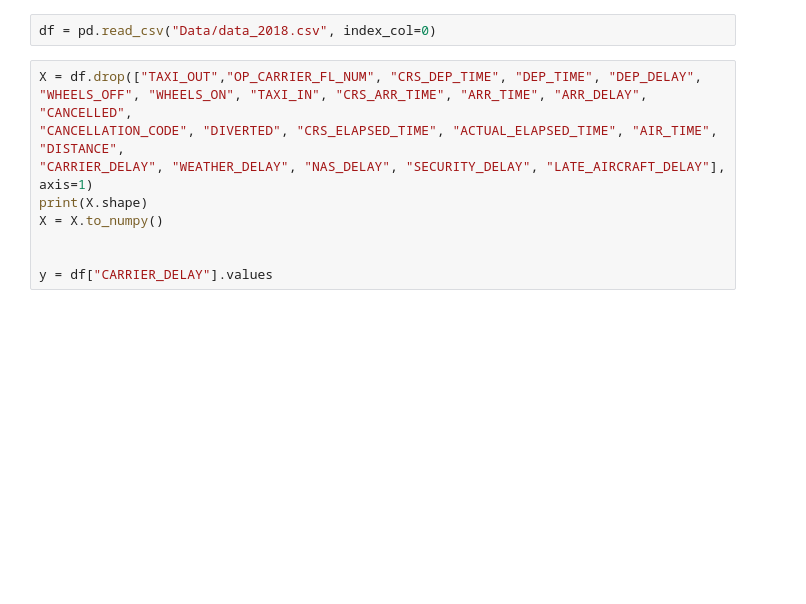
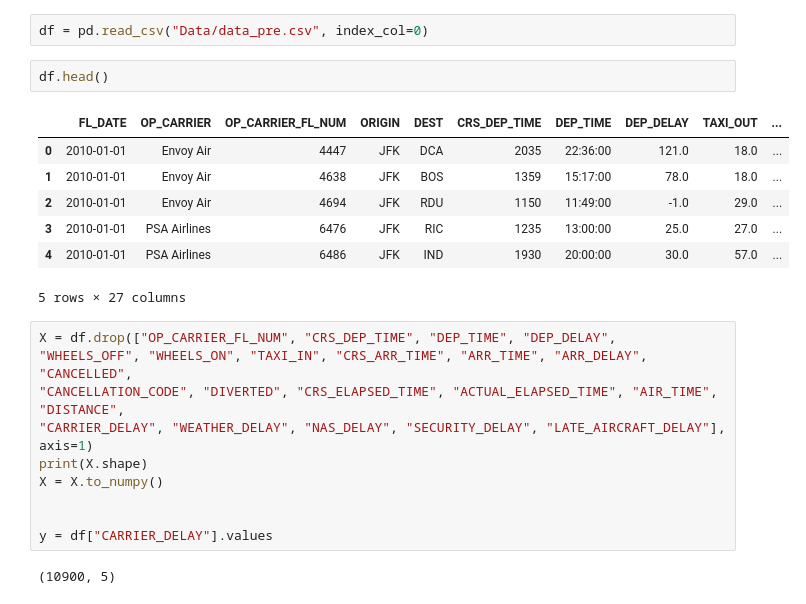
Before and after one commit to JCRL21/ModelML_project, a Jupyter notebook: leg_med_timeseries_model.ipynb, the cells around one changed output. Saved outputs shown, nothing was run; the diff lists cells and outputs as text; blank space fills up the shorter version.

Commit message:
stop med time series

```diff
--- a/leg_med_timeseries_model.ipynb
+++ b/leg_med_timeseries_model.ipynb
@@ -30,7 +28,17 @@ AttributeError: partially initialized module 'jax' has no attribute 'version' (m
 # %%
-df = pd.read_csv("Data/data_2018.csv", index_col=0)
+df = pd.read_csv("Data/data_pre.csv", index_col=0)
+# %%
+df.head()
+# %% [output]
+|  | FL_DATE | OP_CARRIER | OP_CARRIER_FL_NUM | ORIGIN | DEST | CRS_DEP_TIME | DEP_TIME | DEP_DELAY | TAXI_OUT | ... |
+| 0 | 2010-01-01 | Envoy Air | 4447 | JFK | DCA | 2035 | 22:36:00 | 121.0 | 18.0 | ... |
+| 1 | 2010-01-01 | Envoy Air | 4638 | JFK | BOS | 1359 | 15:17:00 | 78.0 | 18.0 | ... |
+| 2 | 2010-01-01 | Envoy Air | 4694 | JFK | RDU | 1150 | 11:49:00 | -1.0 | 29.0 | ... |
+| 3 | 2010-01-01 | PSA Airlines | 6476 | JFK | RIC | 1235 | 13:00:00 | 25.0 | 27.0 | ... |
+| 4 | 2010-01-01 | PSA Airlines | 6486 | JFK | IND | 1930 | 20:00:00 | 30.0 | 57.0 | ... |
+5 rows × 27 columns
 # %%
-X = df.drop(["TAXI_OUT","OP_CARRIER_FL_NUM", "CRS_DEP_TIME", "DEP_TIME", "DEP_DELAY",
+X = df.drop(["OP_CARRIER_FL_NUM", "CRS_DEP_TIME", "DEP_TIME", "DEP_DELAY",
 "WHEELS_OFF", "WHEELS_ON", "TAXI_IN", "CRS_ARR_TIME", "ARR_TIME", "ARR_DELAY", "CANCELLED",
 "CANCELLATION_CODE", "DIVERTED", "CRS_ELAPSED_TIME", "ACTUAL_ELAPSED_TIME", "AIR_TIME", "DISTANCE",
 "CARRIER_DELAY", "WEATHER_DELAY", "NAS_DELAY", "SECURITY_DELAY", "LATE_AIRCRAFT_DELAY"], axis=1)
@@ -39,3 +47,5 @@ X = X.to_numpy()
 
 
 y = df["CARRIER_DELAY"].values
+# %% [output]
+(10900, 5)
```
Also changed, not shown: parts of 11 cells of this notebook.
